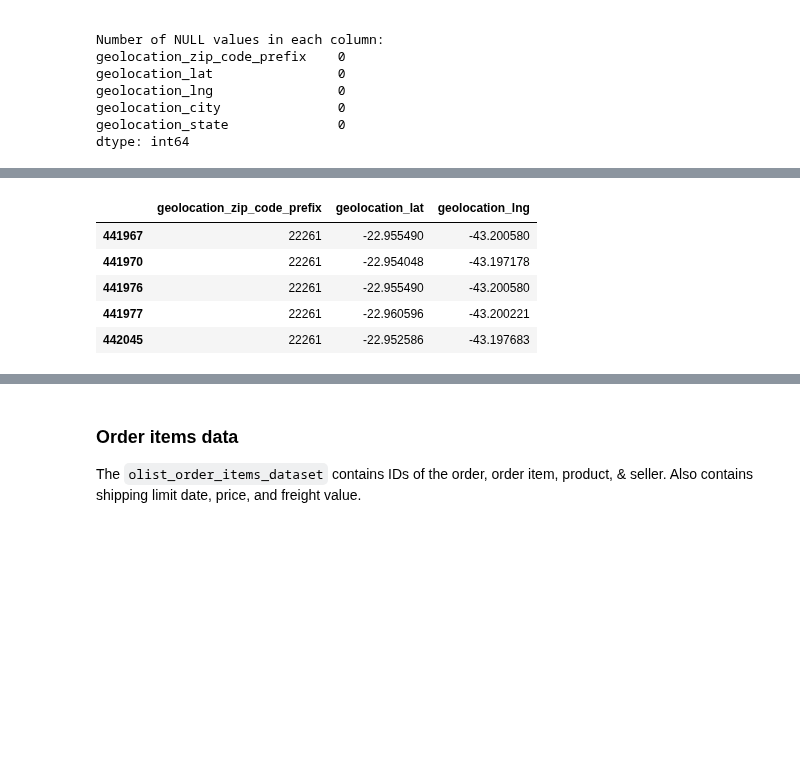
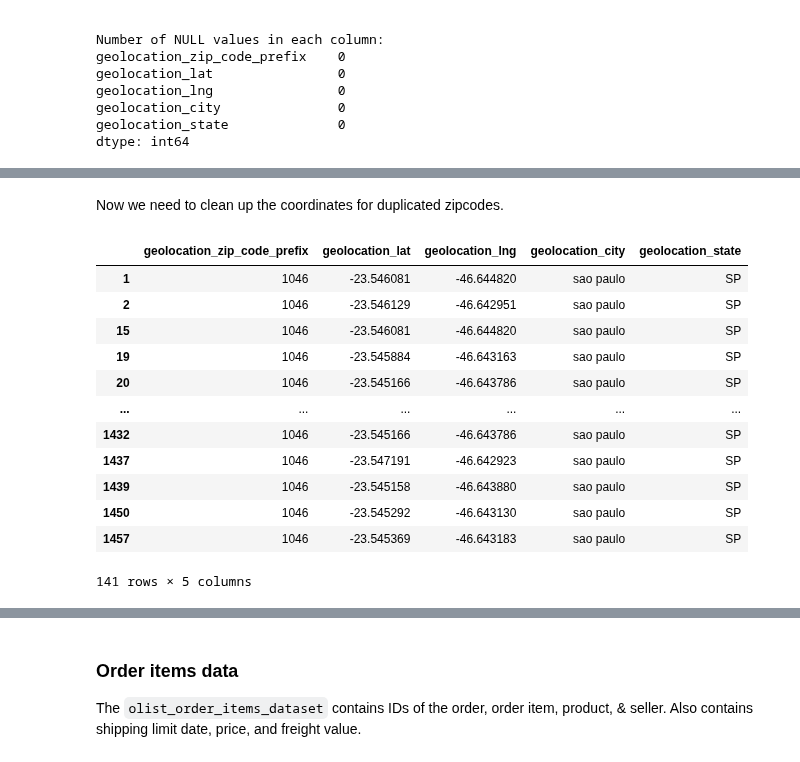
Before and after one commit to NoahPlage/Olist-Business-Analysis, a Jupyter notebook: olist-notebook.ipynb, the cells around one changed output, grey strips where cells are left out. Cells and saved outputs as stored; diff of their text form; code cells hidden in the pictures; blank space fills up the shorter version.

Commit message:
Update olist-notebook.ipynb
- Update Geolocation data

```diff
--- a/olist-notebook.ipynb
+++ b/olist-notebook.ipynb
@@ -343,9 +343,3 @@ geolocation_lng                0
 geolocation_city               0
 geolocation_state              0
 dtype: int64
-# %%
-# dropping columns geolocation_city and geolocation_state
-geo_df = geo_df.drop(columns=['geolocation_city', 'geolocation_state'])
-
-# view dateset after dropping columns
-geo_df.head()
@@ -360,0 +384,10 @@ There are 8 zip codes with two or more states. To solve this problem, we will co
+# %%
+# Removing some outliers
+# Brazil's most Northern spot is at 5 deg 16′ 27.8″ N latitude.;
+geo_df = geo_df[geo_df.geolocation_lat <= 5.27438888]
+# Brazil's most Western spot is at 73 deg, 58′ 58.19″W Long.
+geo_df = geo_df[geo_df.geolocation_lng >= -73.98283055]
+# Brazil's most southern spot is at 33 deg, 45′ 04.21″ S Latitude.
+geo_df = geo_df[geo_df.geolocation_lat >= -33.75116944]
+# Brazli's most Eastern spot is 34 deg, 47′ 35.33″ W Long.
+geo_df = geo_df[geo_df.geolocation_lng <=  -34.79314722]
@@ -361,9 +412,18 @@ There are 8 zip codes with two or more states. To solve this problem, we will co
+# %% [markdown]
+Now we need to clean up the coordinates for duplicated zipcodes.
 # %%
-geo_df[geo_df['geolocation_zip_code_prefix'] == 22261].head()
+geo_df[geo_df['geolocation_zip_code_prefix'] == 1046]
 # %% [output]
-|  | geolocation_zip_code_prefix | geolocation_lat | geolocation_lng |
-| 441967 | 22261 | -22.955490 | -43.200580 |
-| 441970 | 22261 | -22.954048 | -43.197178 |
-| 441976 | 22261 | -22.955490 | -43.200580 |
-| 441977 | 22261 | -22.960596 | -43.200221 |
-| 442045 | 22261 | -22.952586 | -43.197683 |
+|  | geolocation_zip_code_prefix | geolocation_lat | geolocation_lng | geolocation_city | geolocation_state |
+| 1 | 1046 | -23.546081 | -46.644820 | sao paulo | SP |
+| 2 | 1046 | -23.546129 | -46.642951 | sao paulo | SP |
+| 15 | 1046 | -23.546081 | -46.644820 | sao paulo | SP |
+| 19 | 1046 | -23.545884 | -46.643163 | sao paulo | SP |
+| 20 | 1046 | -23.545166 | -46.643786 | sao paulo | SP |
+| ... | ... | ... | ... | ... | ... |
+| 1432 | 1046 | -23.545166 | -46.643786 | sao paulo | SP |
+| 1437 | 1046 | -23.547191 | -46.642923 | sao paulo | SP |
+| 1439 | 1046 | -23.545158 | -46.643880 | sao paulo | SP |
+| 1450 | 1046 | -23.545292 | -46.643130 | sao paulo | SP |
+| 1457 | 1046 | -23.545369 | -46.643183 | sao paulo | SP |
+141 rows × 5 columns
```
Also changed, not shown: parts of 14 cells of this notebook.
